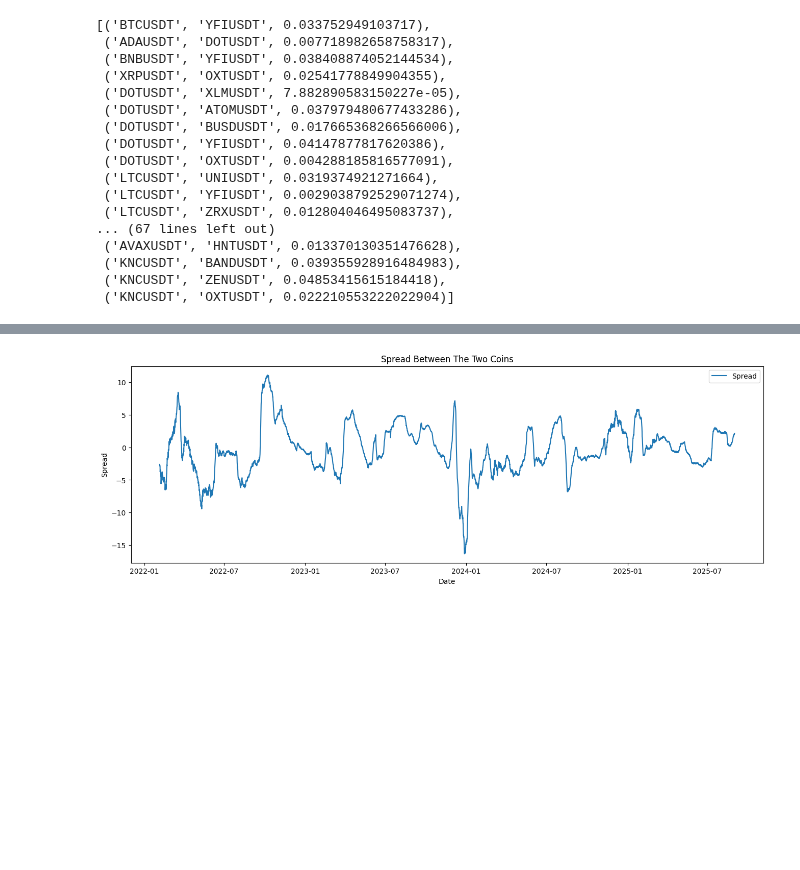
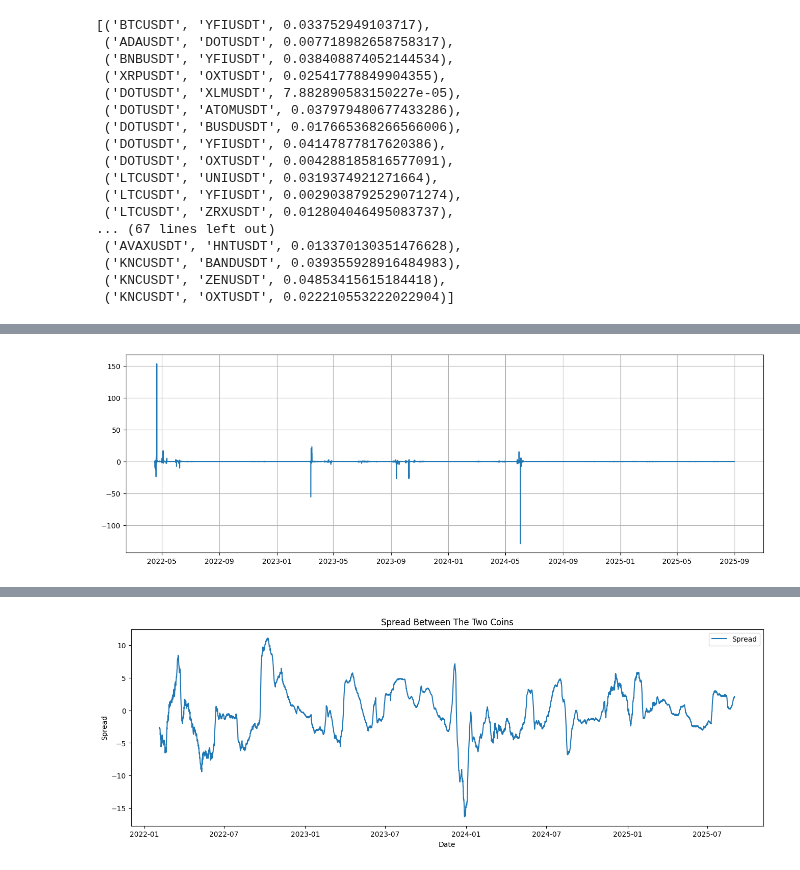
Before and after one commit to wbchristerson/crypto-strategies, a Jupyter notebook: updated_statistical_arbitrage_cointegration.ipynb, the cells around one changed output, grey strips where cells are left out. Drawn from its saved outputs; the diff is of its cells as text; code cells hidden in the pictures; blank space fills up the shorter version.

```diff
--- a/updated_statistical_arbitrage_cointegration.ipynb
+++ b/updated_statistical_arbitrage_cointegration.ipynb
@@ -280,0 +283,11 @@ plt.show()
+# %%
+ret_balance = total_balance_record / total_balance_record.shift() - 1
+ret_balance_clean = ret_balance[~(np.isnan(ret_balance) | (ret_balance == float('inf')) | (ret_balance == float('-inf')))]
+
+plt.figure(figsize=(16,5))
+plt.plot(ret_balance_clean)
+
+plt.grid()
+plt.show()
+# %% [output]
+[figure, added]
```
Also changed, not shown: parts of 13 cells of this notebook, 1 other file.
